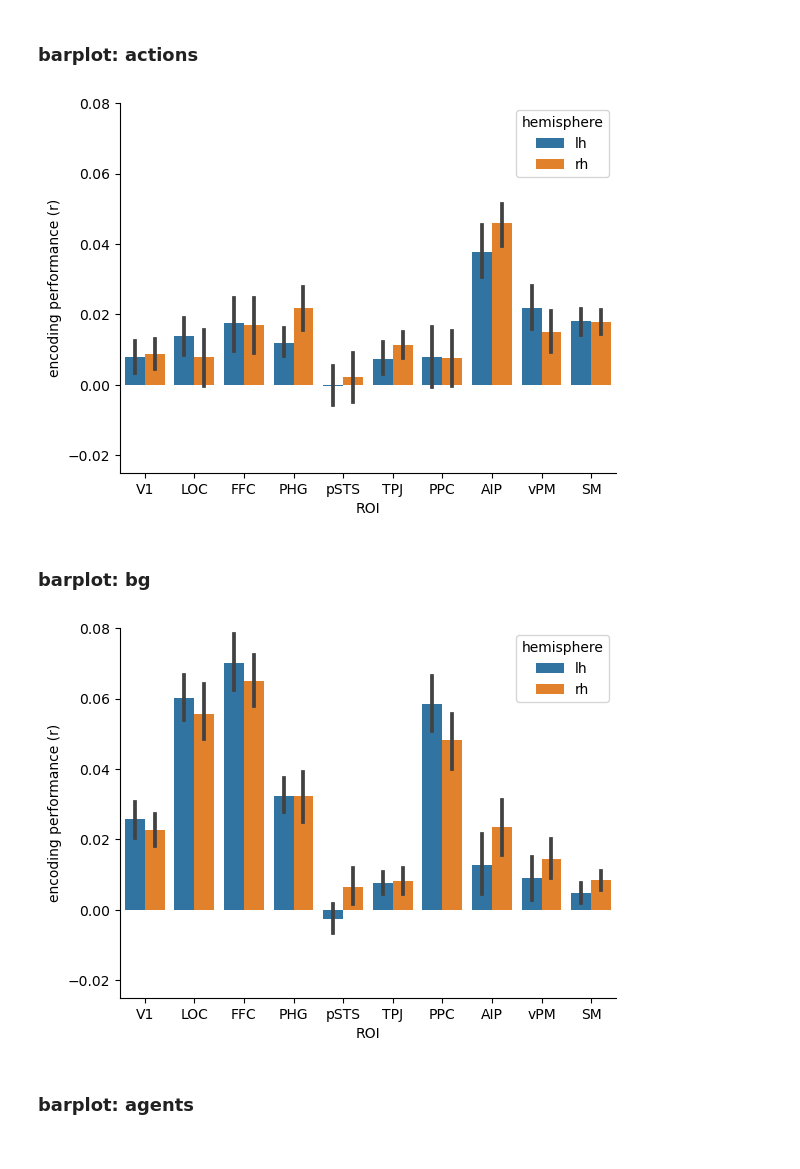
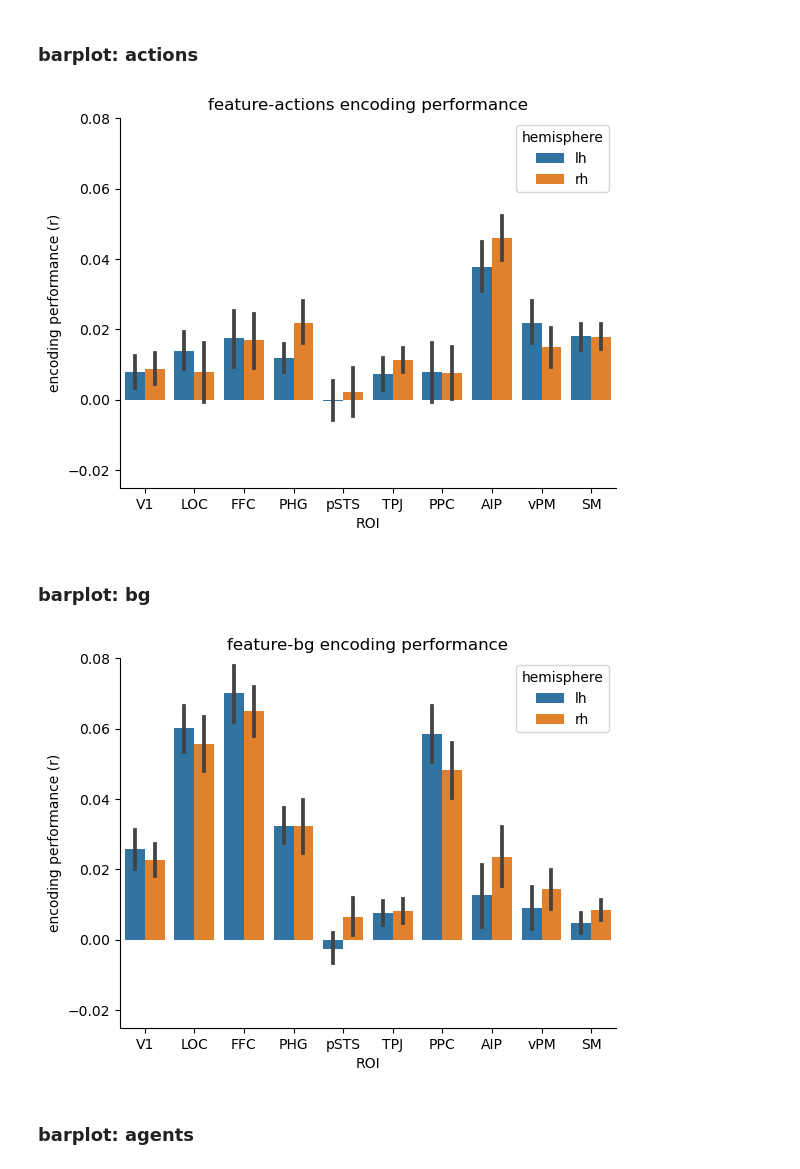
Before and after one commit to jungheejung/life-encoding, a Jupyter notebook: scripts/himalaya/fullmodel_0tr/step05_extractcorr.ipynb, the cells around one changed output. Drawn from its saved outputs; the diff is of its cells as text; code cells hidden in the pictures.

```diff
--- a/scripts/himalaya/fullmodel_0tr/step05_extractcorr.ipynb
+++ b/scripts/himalaya/fullmodel_0tr/step05_extractcorr.ipynb
@@ -172,22 +175,24 @@ sns.barplot(x="ROI",
               order=roi_order
             )
 plt.ylim(-0.025, 0.08)
+plt.title("feature-actions encoding performance")
 sns.despine()
 # %% [output]
-[figure, old version]
+[figure, new version]
 # %% [markdown]
 ### barplot: bg
 # %%
 sns.barplot(x="ROI",
               y="encoding performance (r)",
               hue="hemisphere",
               data=results_df[results_df['features'] == 'bg'],
               order=roi_order
             )
 plt.ylim(-0.025, 0.08)
+plt.title("feature-bg encoding performance")
 sns.despine()
 # %% [output]
-[figure, old version]
+[figure, new version]
 # %% [markdown]
 ### barplot: agents
 # %%
```
Also changed, not shown: parts of 12 cells of this notebook.
